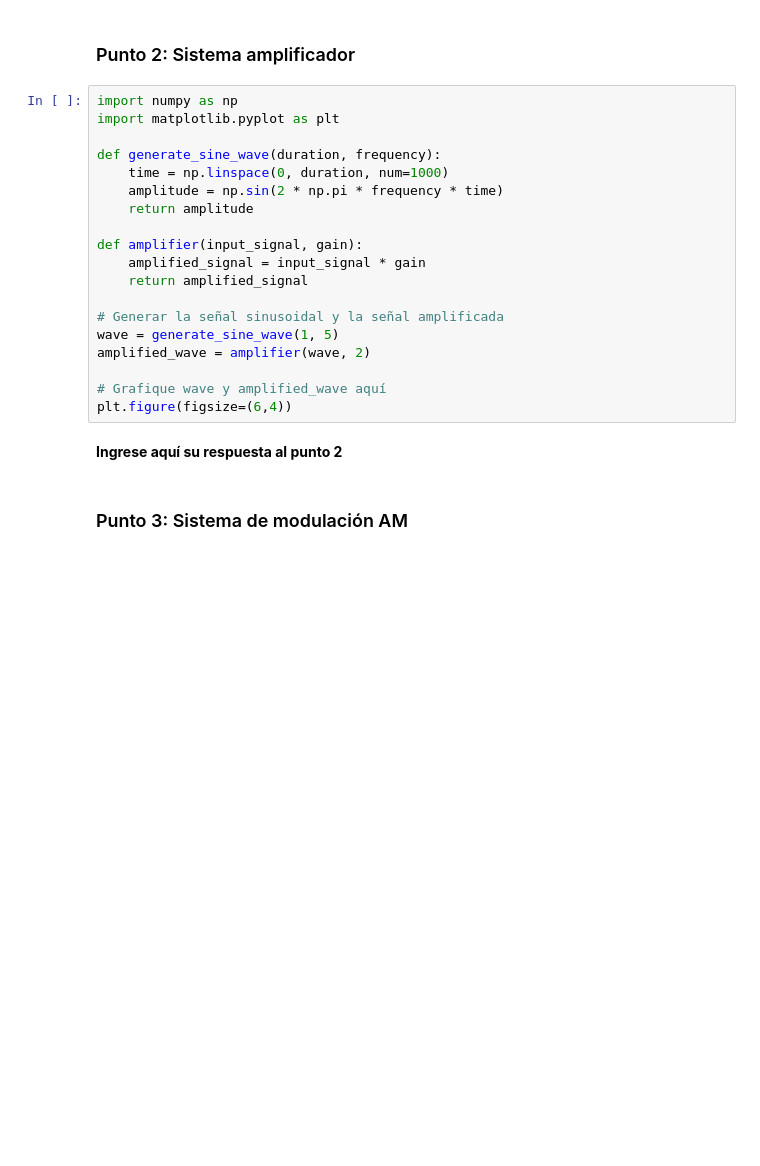
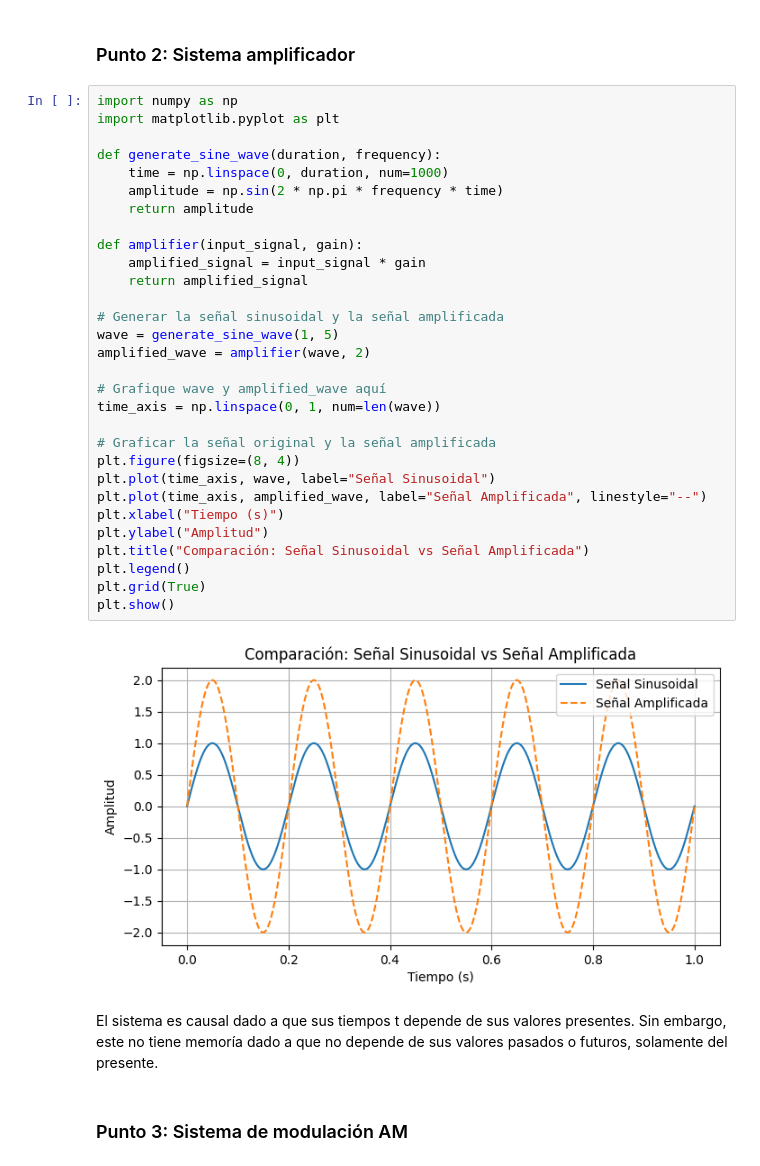
Before and after one commit to fg-edu-tep/Senales-Lab, a Jupyter notebook: lab3/Laboratorio_3_2025_1.ipynb, the cells around one changed output. Drawn from its saved outputs; the diff is of its cells as text; blank space fills up the shorter version.

Commit message:
Puntos pares

```diff
--- a/lab3/Laboratorio_3_2025_1.ipynb
+++ b/lab3/Laboratorio_3_2025_1.ipynb
@@ -32,24 +34,37 @@ print(averages)
 # %%
 import numpy as np
 import matplotlib.pyplot as plt
 
 def generate_sine_wave(duration, frequency):
     time = np.linspace(0, duration, num=1000)
     amplitude = np.sin(2 * np.pi * frequency * time)
     return amplitude
 
 def amplifier(input_signal, gain):
     amplified_signal = input_signal * gain
     return amplified_signal
 
 # Generar la señal sinusoidal y la señal amplificada
 wave = generate_sine_wave(1, 5)
 amplified_wave = amplifier(wave, 2)
 
 # Grafique wave y amplified_wave aquí
-plt.figure(figsize=(6,4))
+time_axis = np.linspace(0, 1, num=len(wave))
+
+# Graficar la señal original y la señal amplificada
+plt.figure(figsize=(8, 4))
+plt.plot(time_axis, wave, label="Señal Sinusoidal")
+plt.plot(time_axis, amplified_wave, label="Señal Amplificada", linestyle="--")
+plt.xlabel("Tiempo (s)")
+plt.ylabel("Amplitud")
+plt.title("Comparación: Señal Sinusoidal vs Señal Amplificada")
+plt.legend()
+plt.grid(True)
+plt.show()
+# %% [output]
+[figure, added]
-# %% [markdown]
-**Ingrese aquí su respuesta al punto 2**
+# %% [markdown]
+El sistema es causal dado a que sus tiempos t depende de sus valores presentes. Sin embargo, este no tiene memoría dado a que no depende de sus valores pasados o futuros, solamente del presente.
 # %% [markdown]
 ### Punto 3: Sistema de modulación AM
 # %%
```
Also changed, not shown: parts of 11 cells of this notebook.
